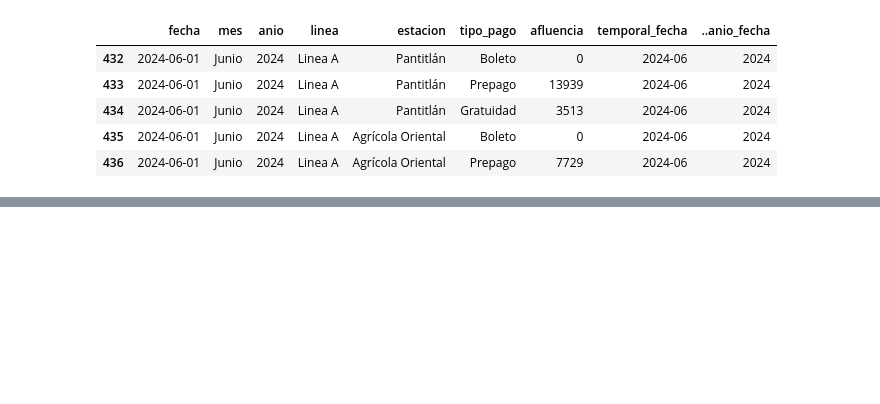
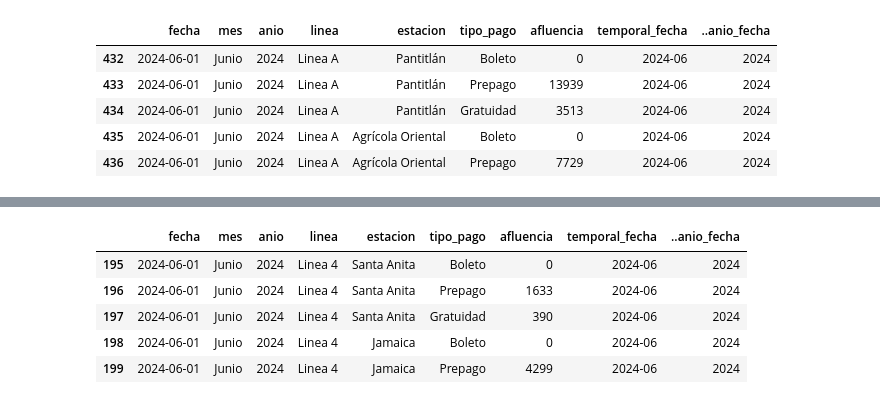
Before and after one commit to ex-seb/web_app, a Jupyter notebook: notebooks/EDA.ipynb, the cells around one changed output, grey strips where cells are left out. Saved outputs shown, nothing was run; the diff lists cells and outputs as text; code cells hidden in the pictures; blank space fills up the shorter version.

```diff
--- a/notebooks/EDA.ipynb
+++ b/notebooks/EDA.ipynb
@@ -66,0 +118,10 @@ fig.show()
+# %%
+linea_4 = df[df['linea'] =='Linea 4']
+linea_4.head()
+# %% [output]
+|  | fecha | mes | anio | linea | estacion | tipo_pago | afluencia | temporal_fecha | ..anio_fecha |
+| 195 | 2024-06-01 | Junio | 2024 | Linea 4 | Santa Anita | Boleto | 0 | 2024-06 | 2024 |
+| 196 | 2024-06-01 | Junio | 2024 | Linea 4 | Santa Anita | Prepago | 1633 | 2024-06 | 2024 |
+| 197 | 2024-06-01 | Junio | 2024 | Linea 4 | Santa Anita | Gratuidad | 390 | 2024-06 | 2024 |
+| 198 | 2024-06-01 | Junio | 2024 | Linea 4 | Jamaica | Boleto | 0 | 2024-06 | 2024 |
+| 199 | 2024-06-01 | Junio | 2024 | Linea 4 | Jamaica | Prepago | 4299 | 2024-06 | 2024 |
```
Also changed, not shown: parts of 22 cells of this notebook, 2 other files.
